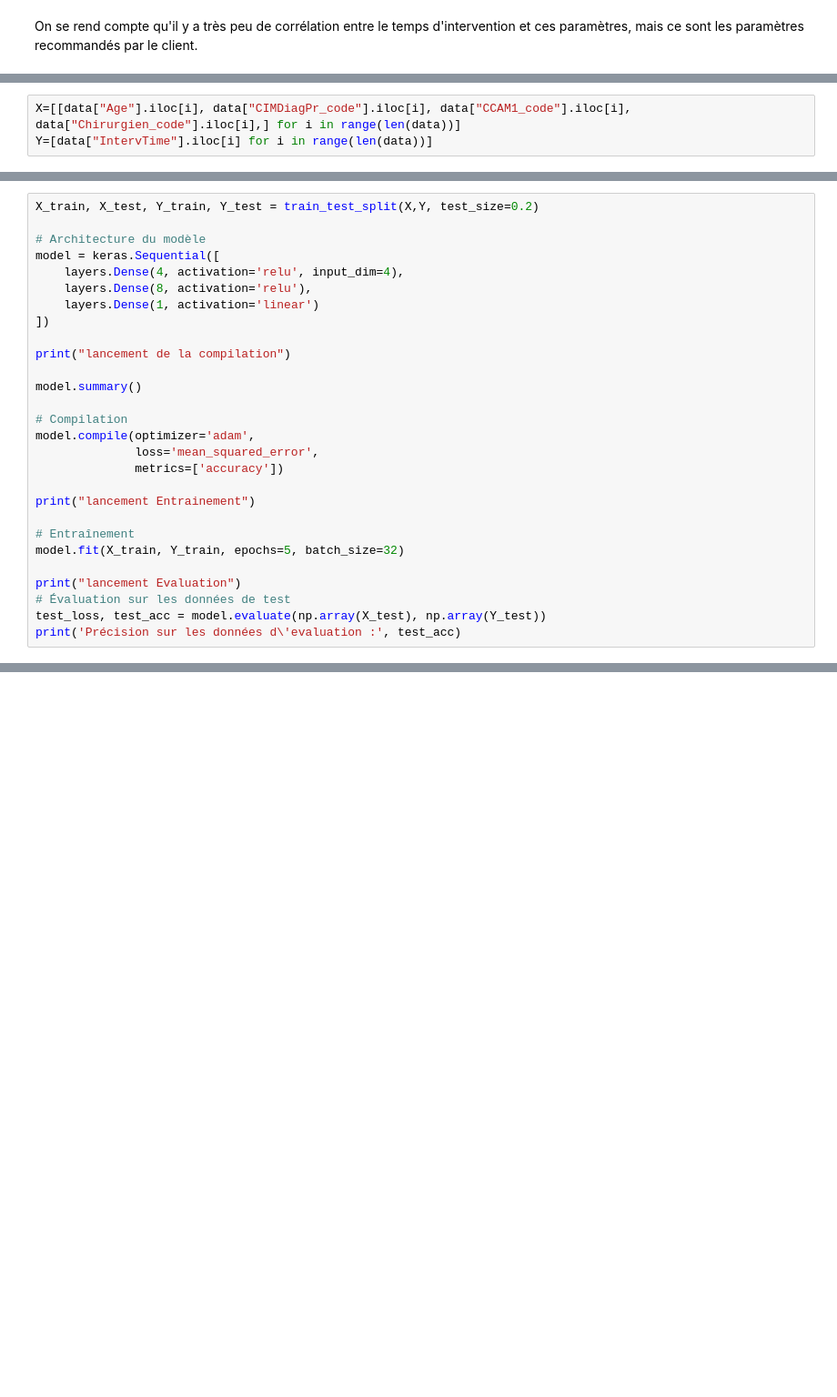
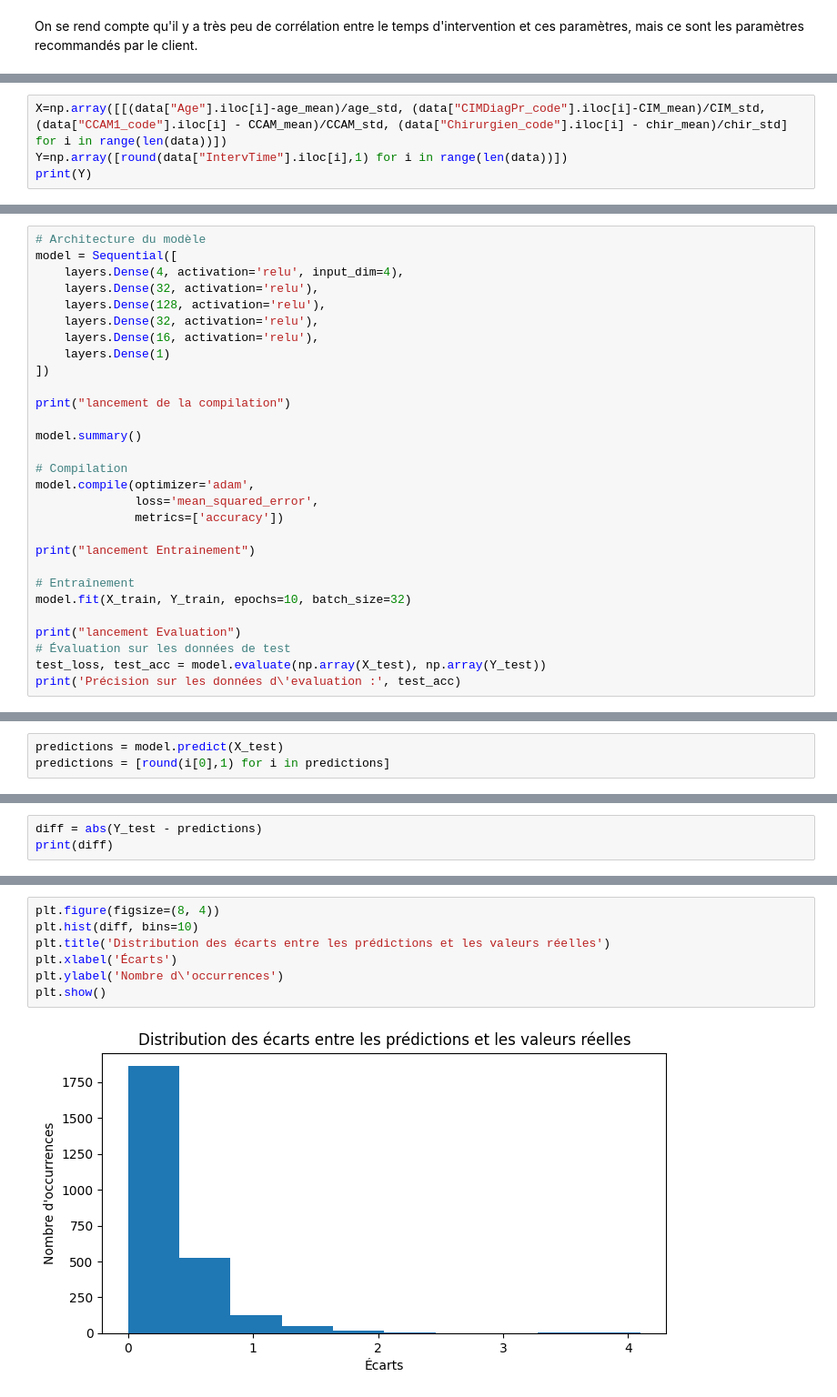
Before and after one commit to 101015010/filrouge_ias, a Jupyter notebook: Prediction_interv_time.ipynb, the cells around one changed output, grey strips where cells are left out. Shown at 91% size. Cells and saved outputs as stored; diff of their text form; blank space fills up the shorter version.

Commit message:
Test et analyse du modèle prédictif

```diff
--- a/Prediction_interv_time.ipynb
+++ b/Prediction_interv_time.ipynb
@@ -195,3 +216,4 @@ On se rend compte qu'il y a très peu de corrélation entre le temps d'intervent
 # %%
-X=[[data["Age"].iloc[i], data["CIMDiagPr_code"].iloc[i], data["CCAM1_code"].iloc[i], data["Chirurgien_code"].iloc[i],] for i in range(len(data))]
-Y=[data["IntervTime"].iloc[i] for i in range(len(data))]
+X=np.array([[(data["Age"].iloc[i]-age_mean)/age_std, (data["CIMDiagPr_code"].iloc[i]-CIM_mean)/CIM_std, (data["CCAM1_code"].iloc[i] - CCAM_mean)/CCAM_std, (data["Chirurgien_code"].iloc[i] - chir_mean)/chir_std] for i in range(len(data))])
+Y=np.array([round(data["IntervTime"].iloc[i],1) for i in range(len(data))])
+print(Y)
@@ -198,11 +226,12 @@ Y=[data["IntervTime"].iloc[i] for i in range(len(data))]
 # %%
-X_train, X_test, Y_train, Y_test = train_test_split(X,Y, test_size=0.2)
-
 # Architecture du modèle
-model = keras.Sequential([
+model = Sequential([
     layers.Dense(4, activation='relu', input_dim=4),
-    layers.Dense(8, activation='relu'),
-    layers.Dense(1, activation='linear')
+    layers.Dense(32, activation='relu'),
+    layers.Dense(128, activation='relu'),
+    layers.Dense(32, activation='relu'),
+    layers.Dense(16, activation='relu'),
+    layers.Dense(1)
 ])
 
 print("lancement de la compilation")
@@ -217,7 +246,7 @@ model.compile(optimizer='adam',
 print("lancement Entrainement")
 
 # Entraînement
-model.fit(X_train, Y_train, epochs=5, batch_size=32)
+model.fit(X_train, Y_train, epochs=10, batch_size=32)
 
 print("lancement Evaluation")
 # Évaluation sur les données de test
@@ -227,0 +275,3 @@ NameError: name 'keras' is not defined
+# %%
+predictions = model.predict(X_test)
+predictions = [round(i[0],1) for i in predictions]
@@ -227,0 +280,3 @@ NameError: name 'keras' is not defined
+# %%
+diff = abs(Y_test - predictions)
+print(diff)
@@ -227,0 +285,9 @@ NameError: name 'keras' is not defined
+# %%
+plt.figure(figsize=(8, 4))
+plt.hist(diff, bins=10)
+plt.title('Distribution des écarts entre les prédictions et les valeurs réelles')
+plt.xlabel('Écarts')
+plt.ylabel('Nombre d\'occurrences')
+plt.show()
+# %% [output]
+[figure, added]
```
Also changed, not shown: parts of 9 cells of this notebook.
